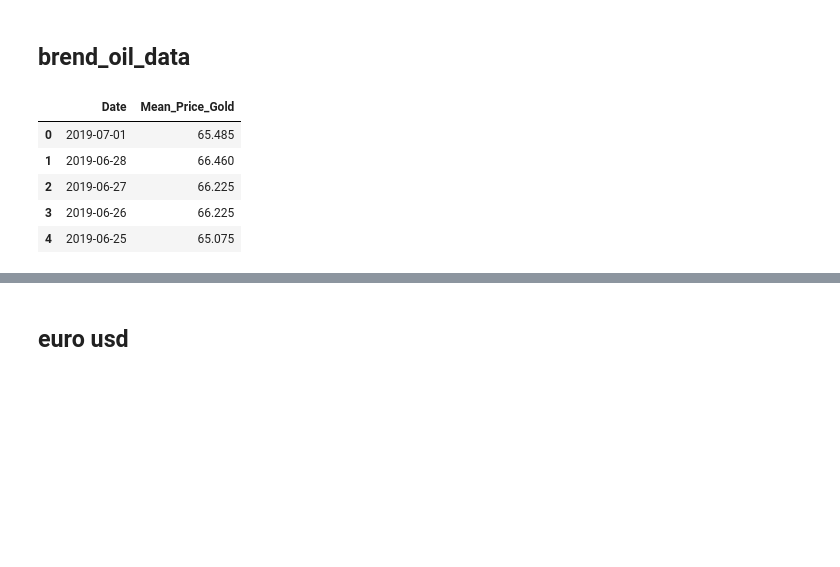
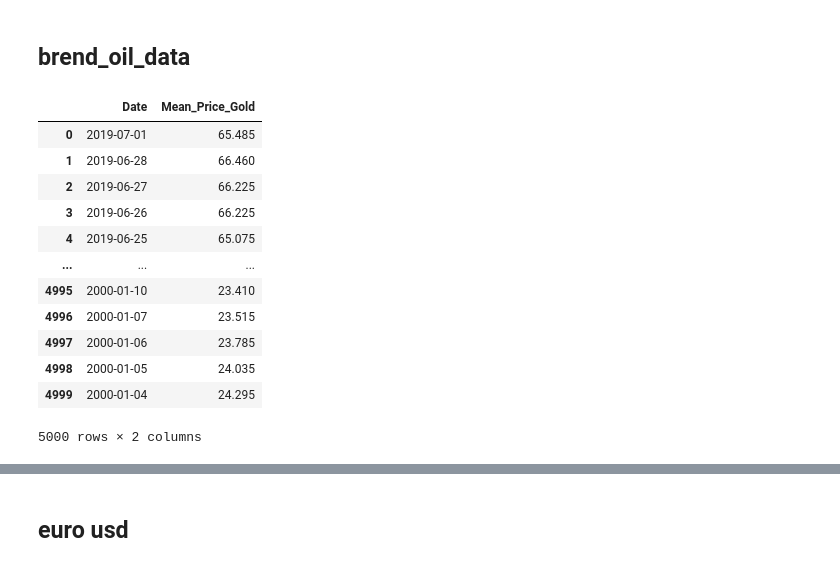
Before and after one commit to eljabriyassine/Predication-of-dollar, a Jupyter notebook: gold.ipynb, the cells around one changed output, grey strips where cells are left out. Drawn from its saved outputs; the diff is of its cells as text; code cells hidden in the pictures; blank space fills up the shorter version.

```diff
--- a/gold.ipynb
+++ b/gold.ipynb
@@ -438,11 +391,18 @@ brend_oil_data.drop(columns=['Change %'], inplace=True)
 brend_oil_data.drop(columns=['High'], inplace=True)
 brend_oil_data.drop(columns=['Low'], inplace=True)
 # %%
-brend_oil_data.head()
+brend_oil_data
 # %% [output]
 |  | Date | Mean_Price_Gold |
 | 0 | 2019-07-01 | 65.485 |
 | 1 | 2019-06-28 | 66.460 |
 | 2 | 2019-06-27 | 66.225 |
 | 3 | 2019-06-26 | 66.225 |
 | 4 | 2019-06-25 | 65.075 |
+| ... | ... | ... |
+| 4995 | 2000-01-10 | 23.410 |
+| 4996 | 2000-01-07 | 23.515 |
+| 4997 | 2000-01-06 | 23.785 |
+| 4998 | 2000-01-05 | 24.035 |
+| 4999 | 2000-01-04 | 24.295 |
+5000 rows × 2 columns
```
Also changed, not shown: parts of 19 cells of this notebook, 1 other file.
